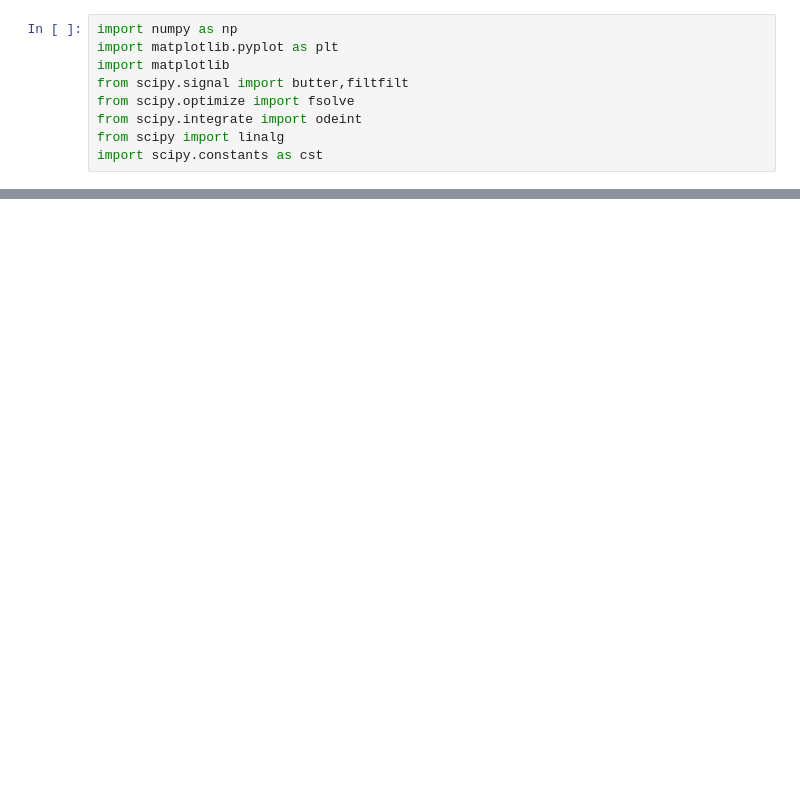
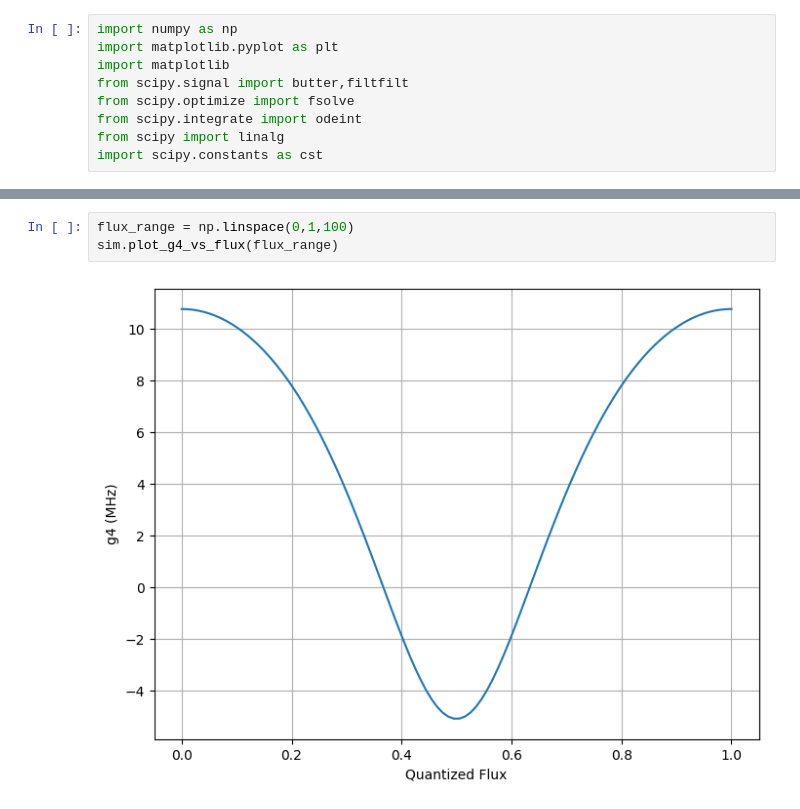
Before and after one commit to eliaslehman/AQT, a Jupyter notebook: Reverse Kerr Simulation.ipynb, the cells around one changed output, grey strips where cells are left out. Cells and saved outputs as stored; diff of their text form; blank space fills up the shorter version.

```diff
--- a/Reverse Kerr Simulation.ipynb
+++ b/Reverse Kerr Simulation.ipynb
@@ -155 +263,6 @@ class dispersion_in_JJ_metamaterial:
+# %%
+flux_range = np.linspace(0,1,100)
+sim.plot_g4_vs_flux(flux_range)
+# %% [output]
+[figure, added]
 # %%
```
Also changed, not shown: parts of 8 cells of this notebook.
